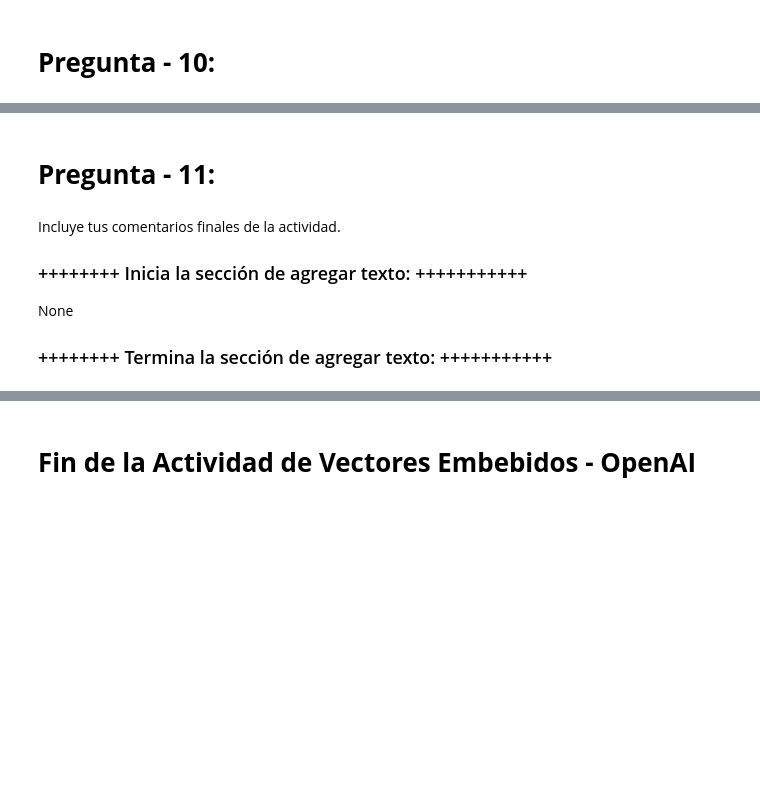
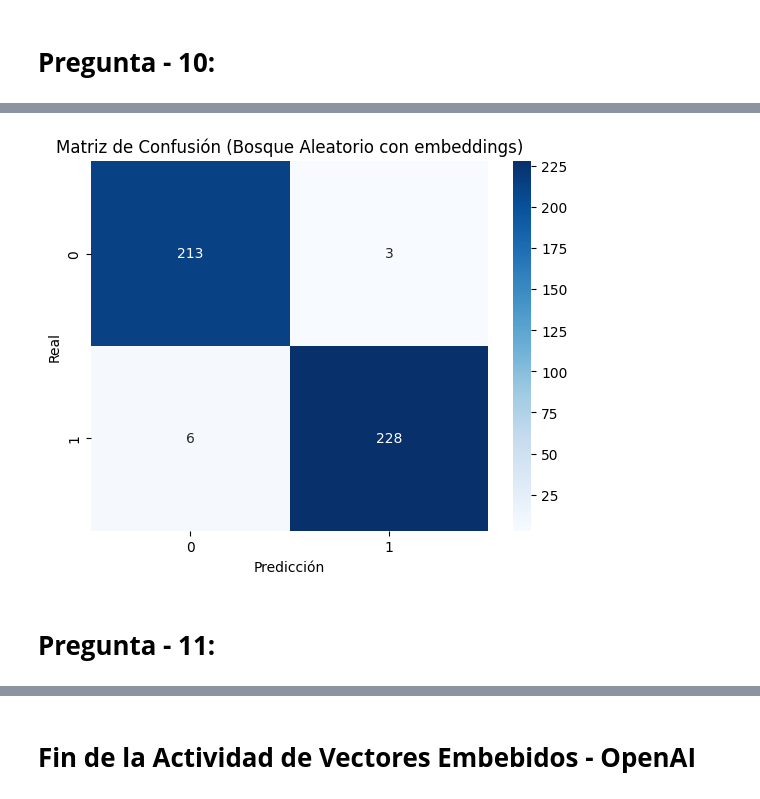
Before and after one commit to Hillelman/maestria-ia, a Jupyter notebook: procesamiento-de-lenguaje-natural/05-vectores-embebidos-openai/MNA_NLP_semana_5_Actividad_Embeddings_2025.ipynb, the cells around one changed output, grey strips where cells are left out. Cells and saved outputs as stored; diff of their text form; code cells hidden in the pictures; blank space fills up the shorter version.

Commit message:
feat(Semana5): Nueva actividad en equipo

```diff
--- a/procesamiento-de-lenguaje-natural/05-vectores-embebidos-openai/MNA_NLP_semana_5_Actividad_Embeddings_2025.ipynb
+++ b/procesamiento-de-lenguaje-natural/05-vectores-embebidos-openai/MNA_NLP_semana_5_Actividad_Embeddings_2025.ipynb
@@ -105,13 +189,13 @@ esta actividad, a saber, 70%, 15% y 15%, para entrenamiento, validación y prueb
 
 # ************* Inicia la sección de agregar código:*****************************
 
-None
-
+x_train, x_val_and_test, y_train, y_val_and_test = train_test_split(Xclean, Y, train_size=.70, shuffle=True, random_state=1)
+x_val, x_test, y_val, y_test = train_test_split(x_val_and_test, y_val_and_test, test_size=.50, shuffle=True, random_state=17)
 
 # *********** Termina la sección de agregar código *************
 
 
-# verificemos las dimensiones obtenidas:
+# verifiquemos las dimensiones obtenidas:
 print('X,y Train:', len(x_train), len(y_train))
 print('X,y Val:', len(x_val), len(y_val))
 print('X,y Test', len(x_test), len(y_test))
@@ -270,0 +580,15 @@ None
+# %%
+# Bosque Aleatorio
+modelo_bosque_aleatorio2 = RandomForestClassifier(n_estimators=100, random_state=42)
+modelo_bosque_aleatorio2.fit(x_train2, y_train2)
+
+# Predicciones en el conjunto de validación
+predicciones_bosque_aleatorio2 = modelo_bosque_aleatorio2.predict(x_val2)
+
+# Cálculo de la exactitud y reporte
+exactitud_bosque_aleatorio2 = accuracy_score(y_val2, predicciones_bosque_aleatorio2)
+reporte_bosque_aleatorio2 = classification_report(y_val2, predicciones_bosque_aleatorio2)
+
+print("Bosque Aleatorio (con embeddings):")
+print("Exactitud:", exactitud_bosque_aleatorio2)
+print("Reporte de clasificación:\n", reporte_bosque_aleatorio2)
@@ -271,12 +607,11 @@ None
+# %%
+matriz_confusion3 = confusion_matrix(y_test2, modelo_bosque_aleatorio2.predict(x_test2))
+sns.heatmap(matriz_confusion3, annot=True, fmt='d', cmap='Blues')
+plt.xlabel('Predicción')
+plt.ylabel('Real')
+plt.title('Matriz de Confusión (Bosque Aleatorio con embeddings)')
+plt.show()
+# %% [output]
+[figure, added]
 # %% [markdown]
 # **Pregunta - 11:**
-# %% [markdown]
-
-
-Incluye tus comentarios finales de la actividad.
-
-### ++++++++ Inicia la sección de agregar texto: +++++++++++
-
-None
-
-### ++++++++ Termina la sección de agregar texto: +++++++++++
```
Also changed, not shown: parts of 37 cells of this notebook, 2 other files.
